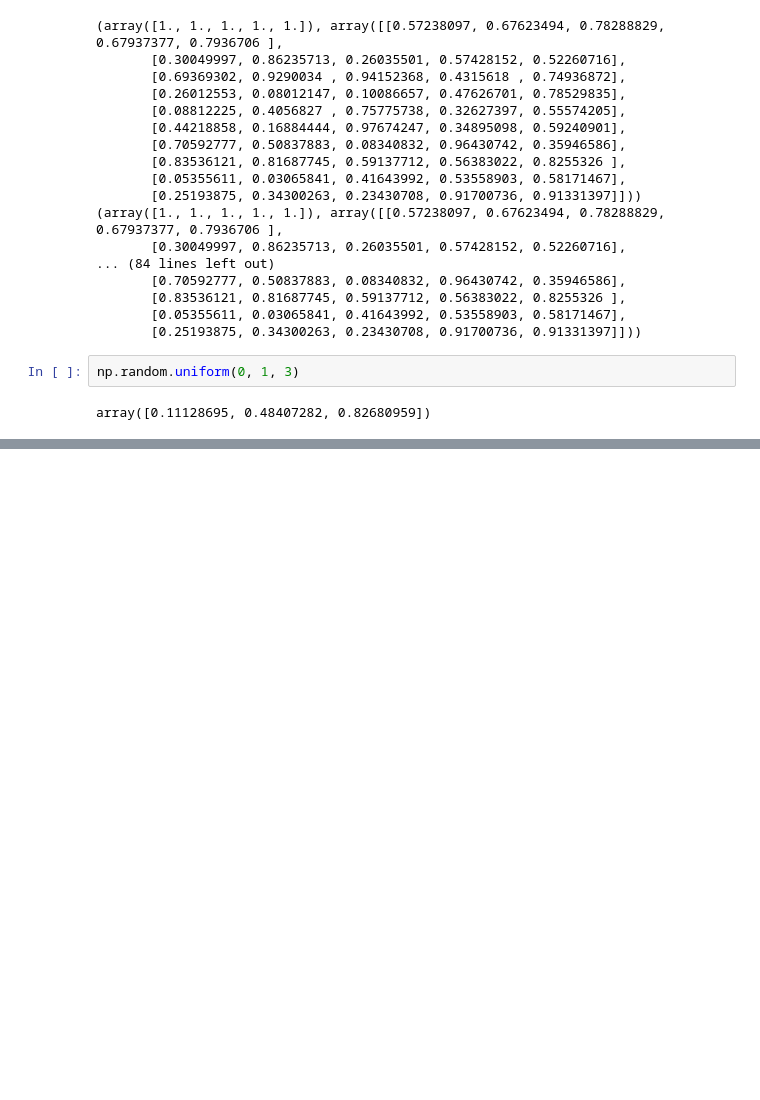
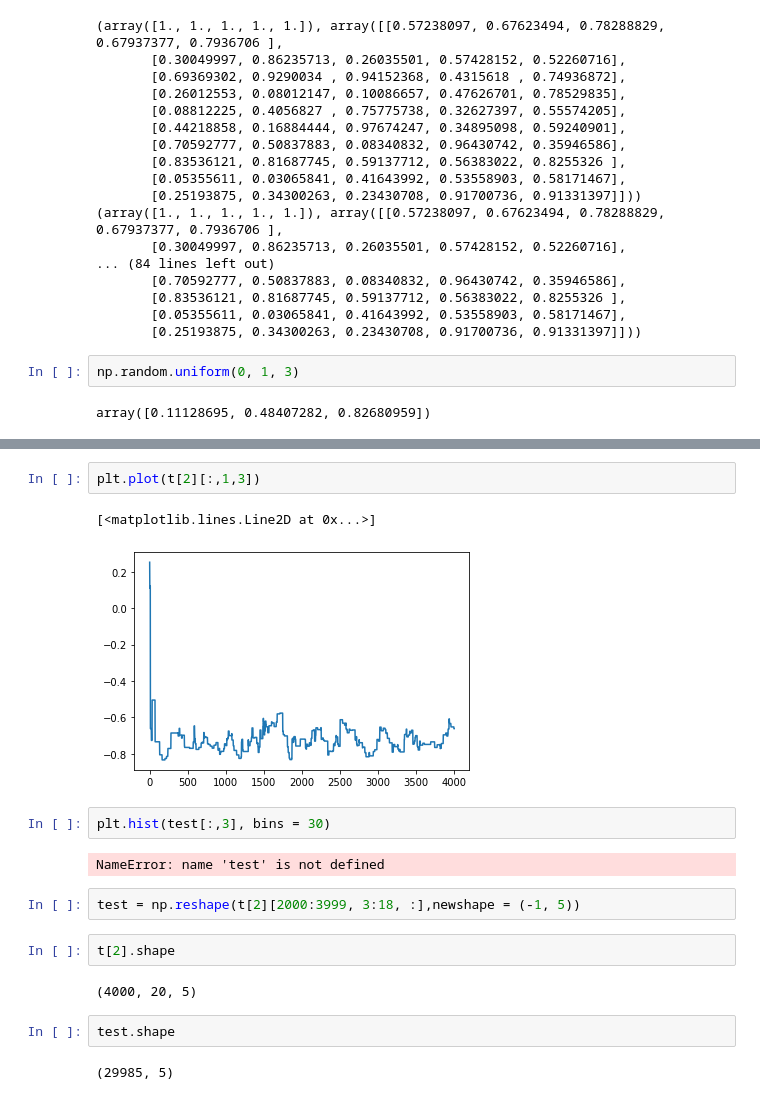
Before and after one commit to AlexanderFengler/nn_likelihoods, a Jupyter notebook: doodle.ipynb, the cells around one changed output, grey strips where cells are left out. Cells and saved outputs as stored; diff of their text form; blank space fills up the shorter version.

```diff
--- a/doodle.ipynb
+++ b/doodle.ipynb
@@ -303,0 +358,19 @@ array([1, 2, 3])
+# %%
+plt.plot(t[2][:,1,3])
+# %% [output]
+[<matplotlib.lines.Line2D at 0x...>]
+[figure, added]
+# %%
+plt.hist(test[:,3], bins = 30)
+# %% [output]
+NameError: name 'test' is not defined
+# %%
+test = np.reshape(t[2][2000:3999, 3:18, :],newshape = (-1, 5))
+# %%
+t[2].shape
+# %% [output]
+(4000, 20, 5)
+# %%
+test.shape
+# %% [output]
+(29985, 5)
```
Also changed, not shown: parts of 55 cells of this notebook, 1 other file.
